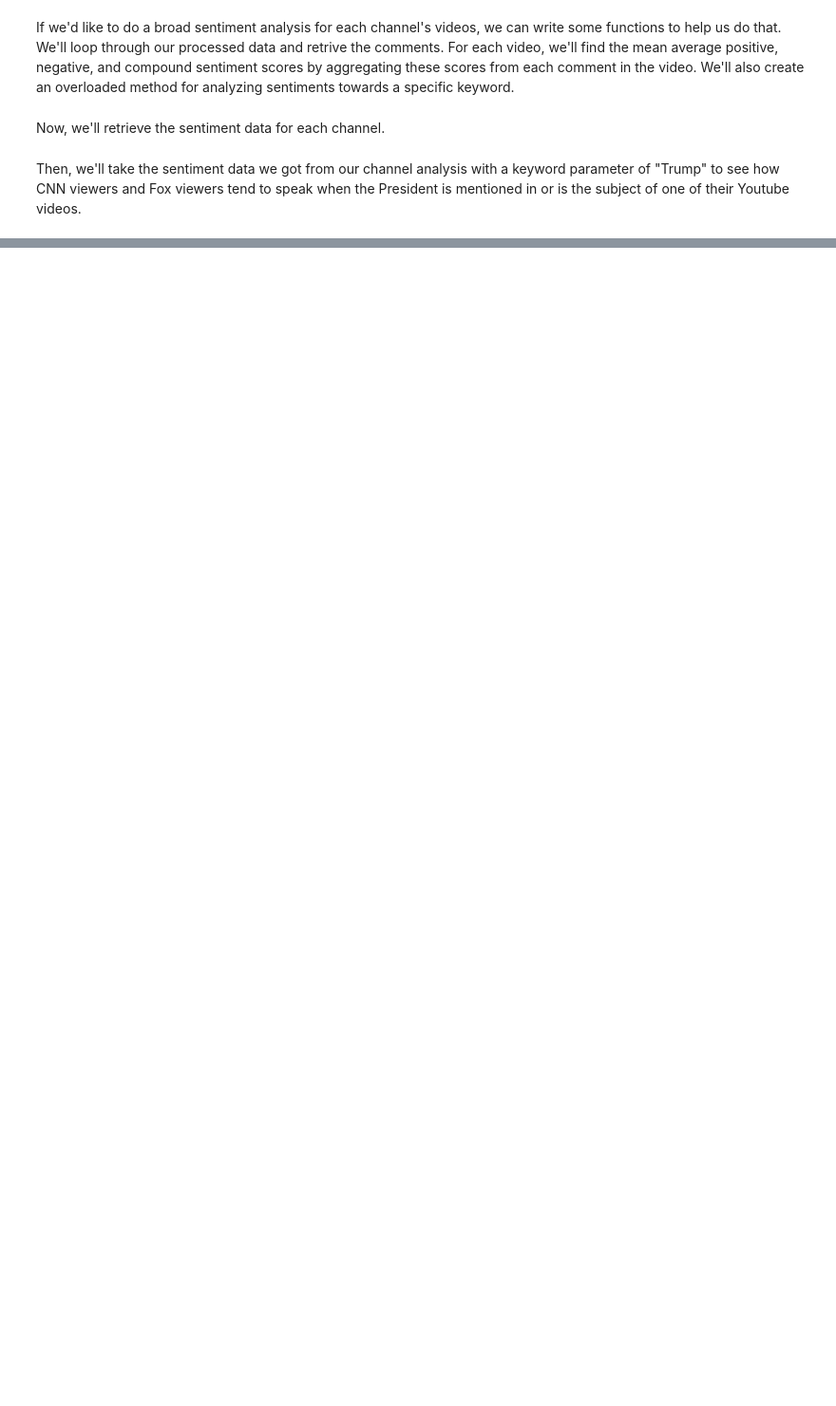
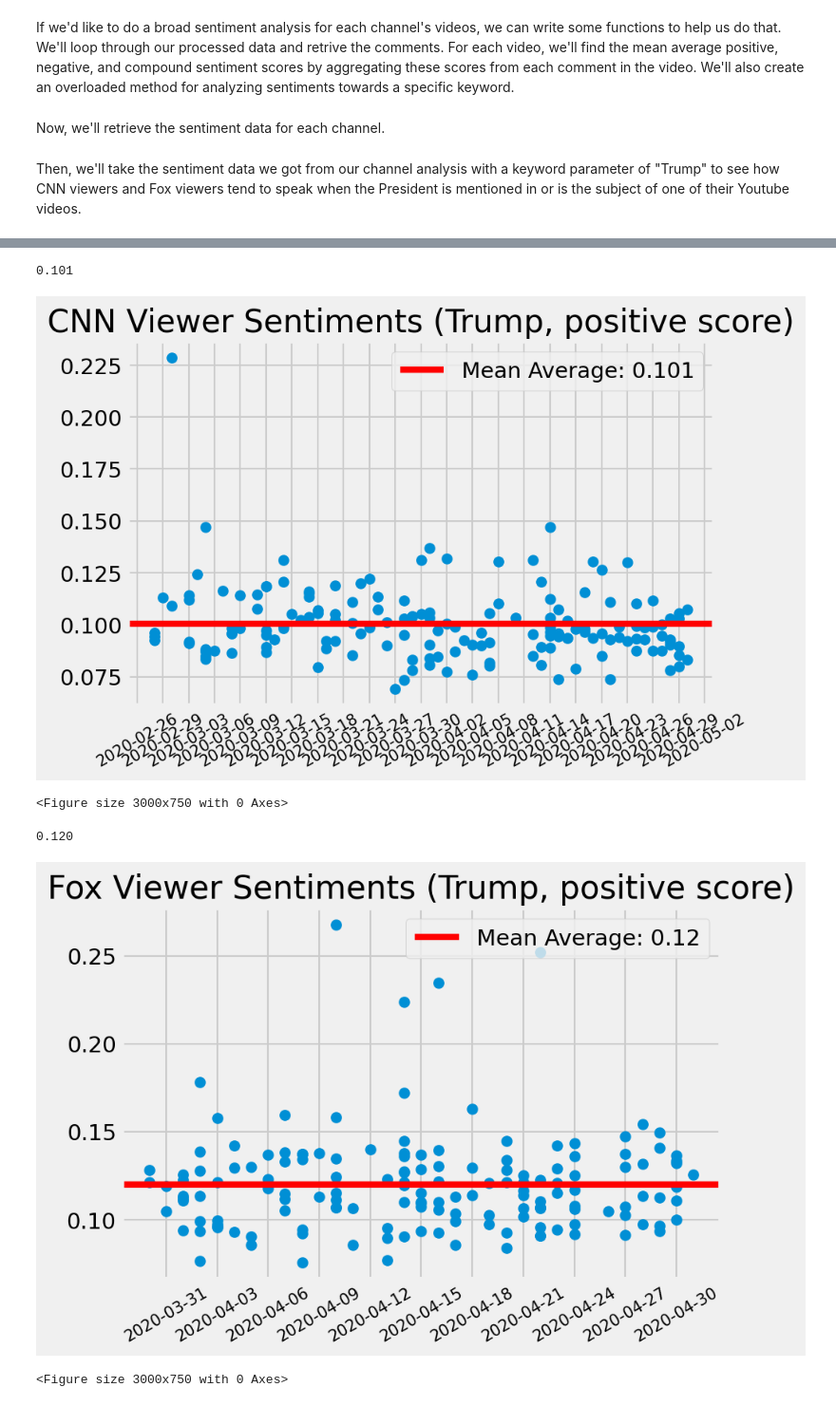
Before and after one commit to JaredRPrior/Youtube-Data-API, a Jupyter notebook: youtube-data-api(most recent).ipynb, the cells around one changed output, grey strips where cells are left out. Shown at 95% size. Cells and saved outputs as stored; diff of their text form; code cells hidden in the pictures; blank space fills up the shorter version.

```diff
--- a/youtube-data-api(most recent).ipynb
+++ b/youtube-data-api(most recent).ipynb
@@ -435,4 +498,11 @@ plot_data(fox_comp,fox_dates, "Fox Viewers Sentiments (Trump, compound score)")
 # %%
-plot_data(cnn_pos,cnn_dates,"CNN Viewers Sentiments (Trump, positive score)")
-plot_data(fox_pos,fox_dates,"Fox Viewers Sentiments (Trump, positive score)")
+plot_data(cnn_pos,cnn_dates,"CNN Viewer Sentiments (Trump, positive score)")
+plot_data(fox_pos,fox_dates,"Fox Viewer Sentiments (Trump, positive score)")
+# %% [output]
+0.101
+[figure, added]
+<Figure size 3000x750 with 0 Axes>
+0.120
+[figure, added]
+<Figure size 3000x750 with 0 Axes>
 # %%
```
Also changed, not shown: parts of 12 cells of this notebook, 1 other file.
